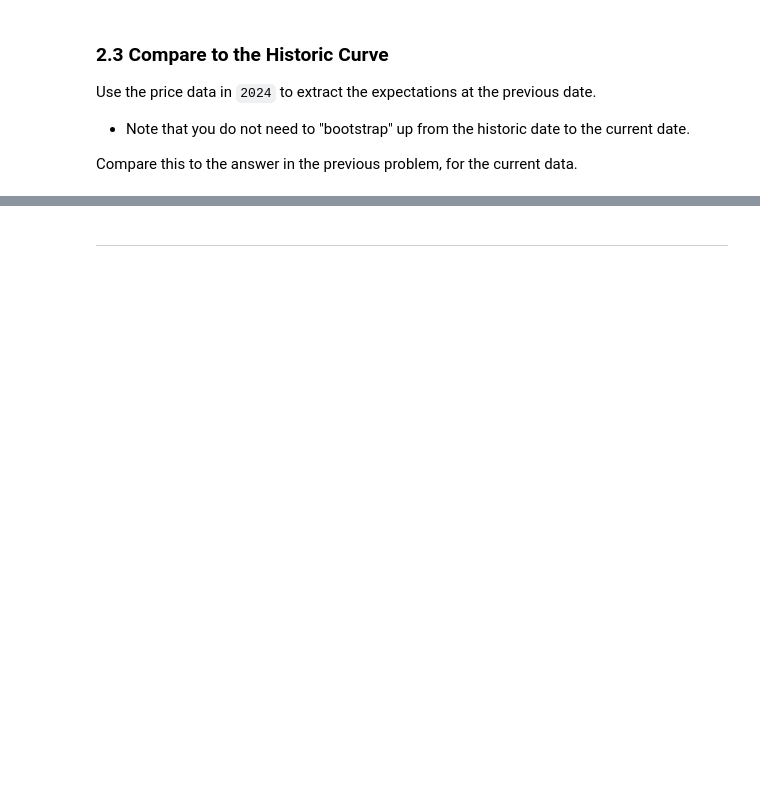
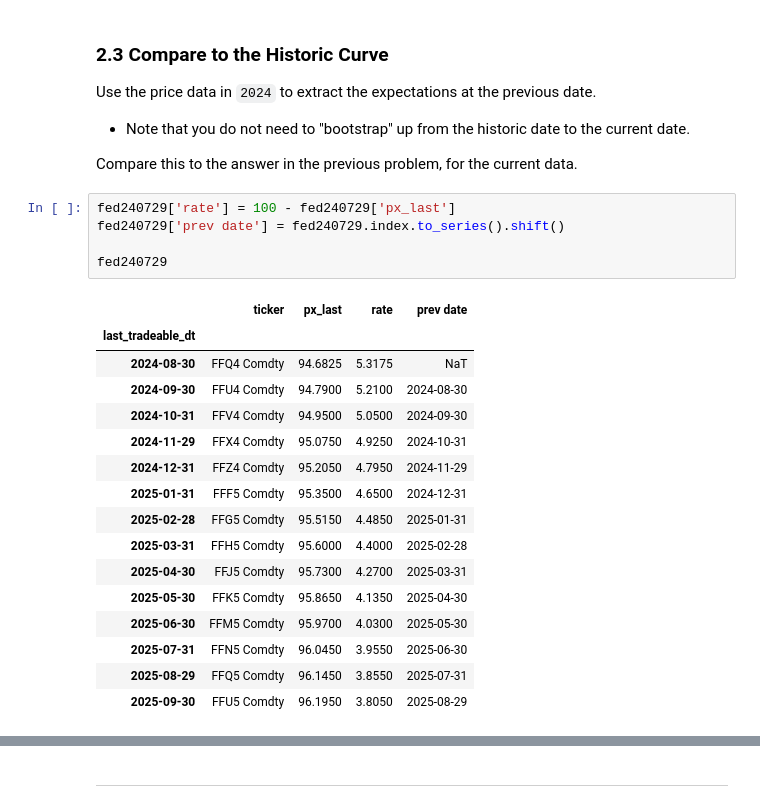
Before and after one commit to vinnyyx/finm-fiderivs-2025, a Jupyter notebook: homework/Homework 3.ipynb, the cells around one changed output, grey strips where cells are left out. Cells and saved outputs as stored; diff of their text form; blank space fills up the shorter version.

```diff
--- a/homework/Homework 3.ipynb
+++ b/homework/Homework 3.ipynb
@@ -425,3 +614,25 @@ Use the price data in `2024` to extract the expectations at the previous date.
 * Note that you do not need to "bootstrap" up from the historic date to the current date.
 
 Compare this to the answer in the previous problem, for the current data.
+# %%
+fed240729['rate'] = 100 - fed240729['px_last']
+fed240729['prev date'] = fed240729.index.to_series().shift()
+
+fed240729
+# %% [output]
+|  | ticker | px_last | rate | prev date |
+| last_tradeable_dt |  |  |  |  |
+| 2024-08-30 | FFQ4 Comdty | 94.6825 | 5.3175 | NaT |
+| 2024-09-30 | FFU4 Comdty | 94.7900 | 5.2100 | 2024-08-30 |
+| 2024-10-31 | FFV4 Comdty | 94.9500 | 5.0500 | 2024-09-30 |
+| 2024-11-29 | FFX4 Comdty | 95.0750 | 4.9250 | 2024-10-31 |
+| 2024-12-31 | FFZ4 Comdty | 95.2050 | 4.7950 | 2024-11-29 |
+| 2025-01-31 | FFF5 Comdty | 95.3500 | 4.6500 | 2024-12-31 |
+| 2025-02-28 | FFG5 Comdty | 95.5150 | 4.4850 | 2025-01-31 |
+| 2025-03-31 | FFH5 Comdty | 95.6000 | 4.4000 | 2025-02-28 |
+| 2025-04-30 | FFJ5 Comdty | 95.7300 | 4.2700 | 2025-03-31 |
+| 2025-05-30 | FFK5 Comdty | 95.8650 | 4.1350 | 2025-04-30 |
+| 2025-06-30 | FFM5 Comdty | 95.9700 | 4.0300 | 2025-05-30 |
+| 2025-07-31 | FFN5 Comdty | 96.0450 | 3.9550 | 2025-06-30 |
+| 2025-08-29 | FFQ5 Comdty | 96.1450 | 3.8550 | 2025-07-31 |
+| 2025-09-30 | FFU5 Comdty | 96.1950 | 3.8050 | 2025-08-29 |
```
Also changed, not shown: parts of 15 cells of this notebook, 1 other file.
